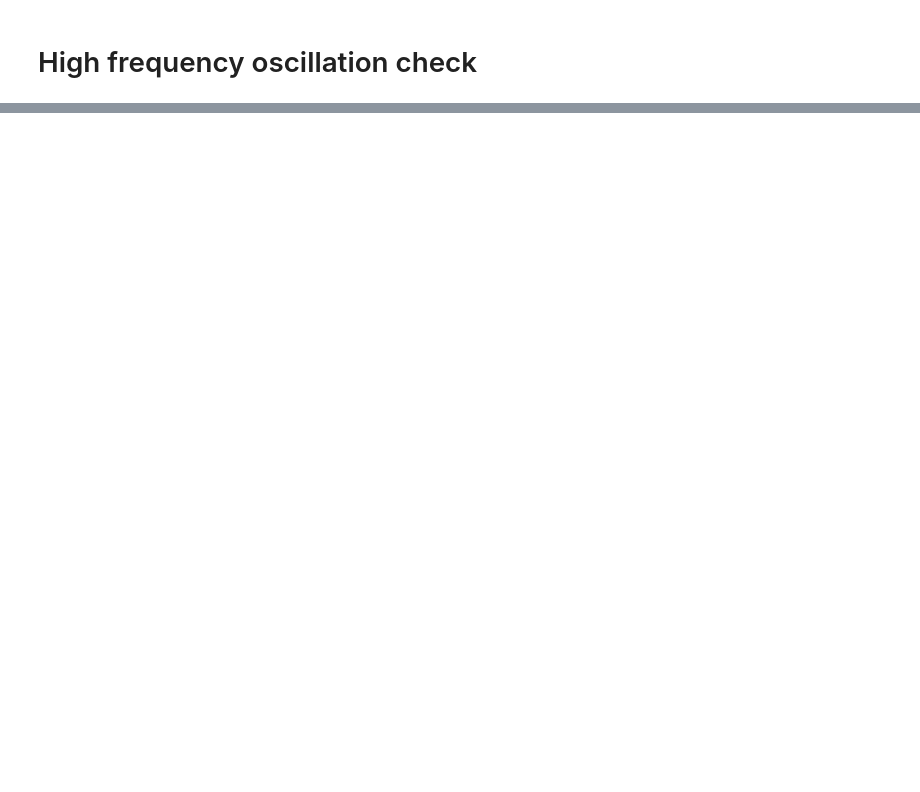
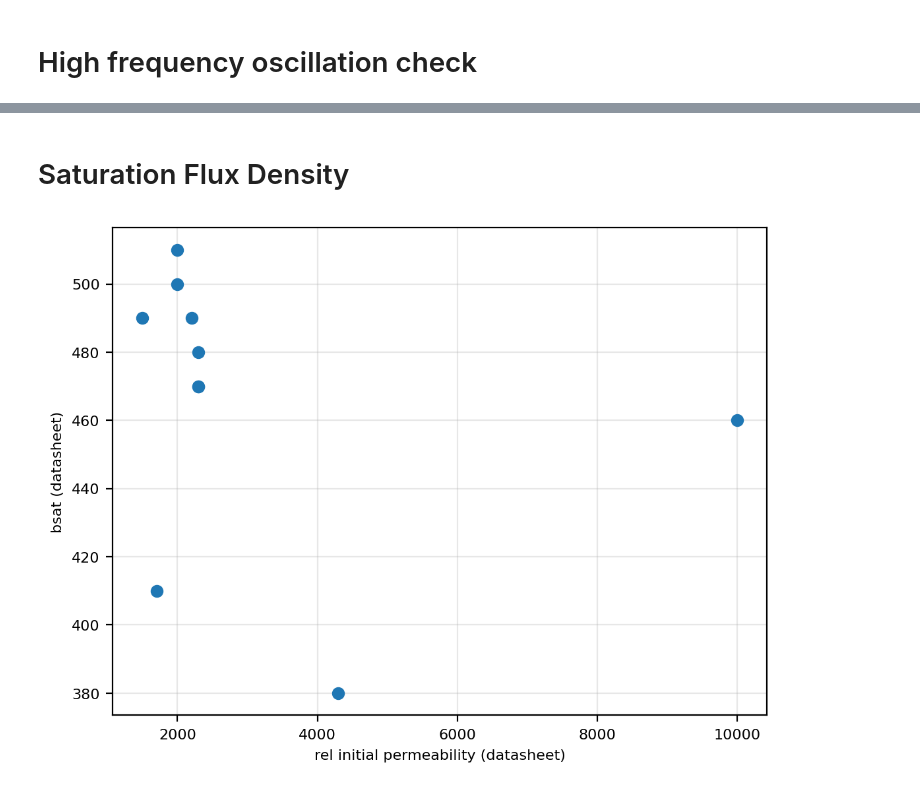
Before and after one commit to upb-lea/hardcore-magnet-challenge, a Jupyter notebook: notebooks/tp-2.0-filter_labeling.ipynb, the cells around one changed output, grey strips where cells are left out. Drawn from its saved outputs; the diff is of its cells as text; code cells hidden in the pictures; blank space fills up the shorter version.

```diff
--- a/notebooks/tp-2.0-filter_labeling.ipynb
+++ b/notebooks/tp-2.0-filter_labeling.ipynb
@@ -101,5 +106,7 @@ fig.tight_layout()
 # %% [markdown]
 # High frequency oscillation check
+# %%
+plt.rcParams.update({'font.size': 8})
 # %%
 # no = 10000 # vs. 10
 # no = 1005
@@ -147,3 +154,16 @@ triangular
 square
 0.0005925508152478302
 [figure]
+# %% [markdown]
+# Saturation Flux Density
+# %%
+mats = ["3c94", "78" , "3c90", "3f4", "3e6", "n27", "77", "n30", "n49", "n87"]
+mur_is = [2300, 2300, 2300, 1700, 10000, 2000, 2000, 4300, 1500, 2200]
+bsats = [470,480,470,410,460,500,510,380,490,490]
+
+plt.plot(mur_is, bsats, "o")
+plt.xlabel("rel initial permeability (datasheet)")
+plt.ylabel("bsat (datasheet)")
+plt.show()
+# %% [output]
+[figure, added]
```
Also changed, not shown: parts of 5 cells of this notebook, 1 other file.
